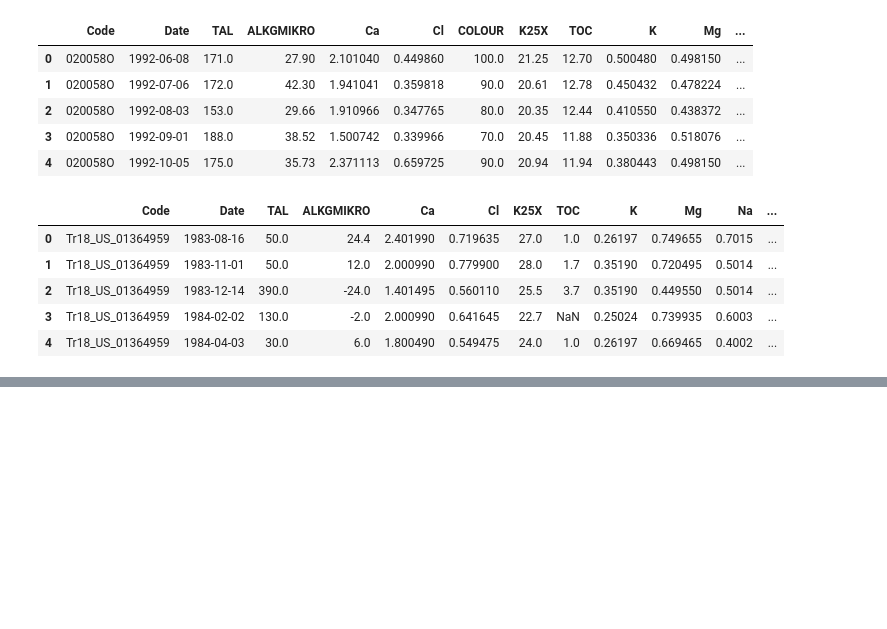
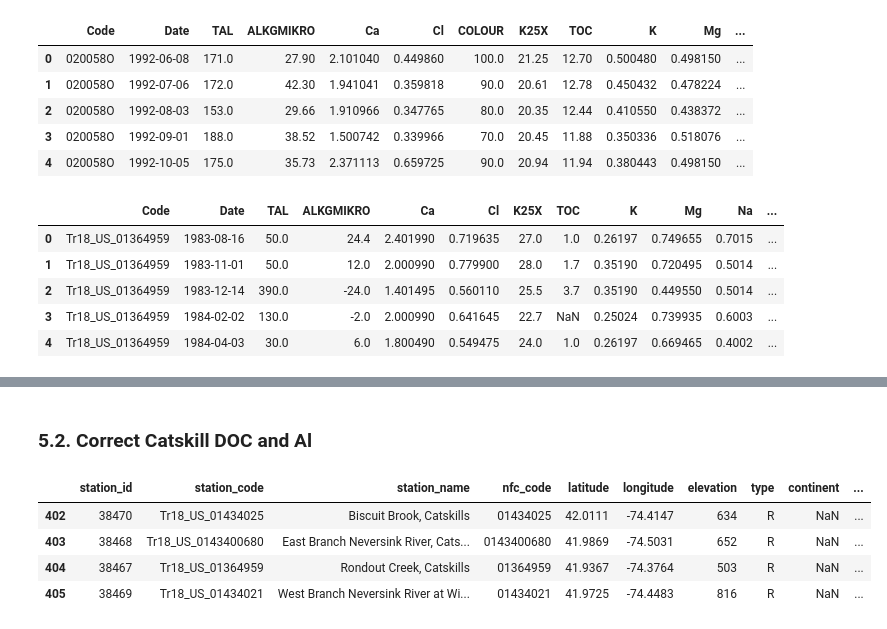
Before and after one commit to JamesSample/icpw, a Jupyter notebook: toc_trends_oct_2018_part1.ipynb, the cells around one changed output, grey strips where cells are left out. Cells and saved outputs as stored; diff of their text form; code cells hidden in the pictures; blank space fills up the shorter version.

```diff
--- a/toc_trends_oct_2018_part1.ipynb
+++ b/toc_trends_oct_2018_part1.ipynb
@@ -665,0 +711,12 @@ Finally, Suzanne Couture highlighted a method change for the Quebec sites that t
+# %% [markdown]
+### 5.2. Correct Catskill DOC and Al
+# %%
+# Just Catskill stations
+cat_df = stn_df.query('subregion == "Catskills"')
+cat_df
+# %% [output]
+|  | station_id | station_code | station_name | nfc_code | latitude | longitude | elevation | type | continent | ... |
+| 402 | 38470 | Tr18_US_01434025 | Biscuit Brook, Catskills | 01434025 | 42.0111 | -74.4147 | 634 | R | NaN | ... |
+| 403 | 38468 | Tr18_US_0143400680 | East Branch Neversink River, Cats... | 0143400680 | 41.9869 | -74.5031 | 652 | R | NaN | ... |
+| 404 | 38467 | Tr18_US_01364959 | Rondout Creek, Catskills | 01364959 | 41.9367 | -74.3764 | 503 | R | NaN | ... |
+| 405 | 38469 | Tr18_US_01434021 | West Branch Neversink River at Wi... | 01434021 | 41.9725 | -74.4483 | 816 | R | NaN | ... |
```
Also changed, not shown: parts of 6 cells of this notebook.
